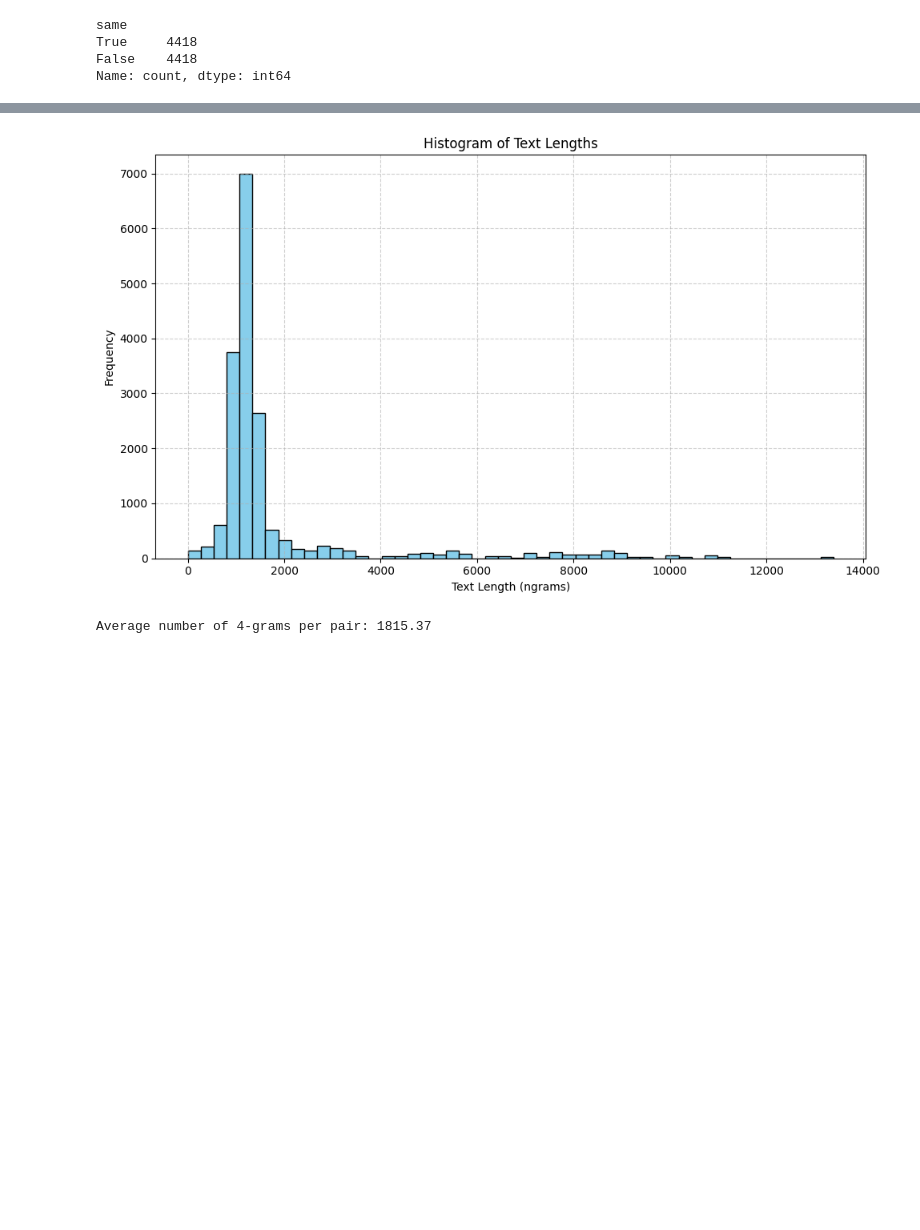
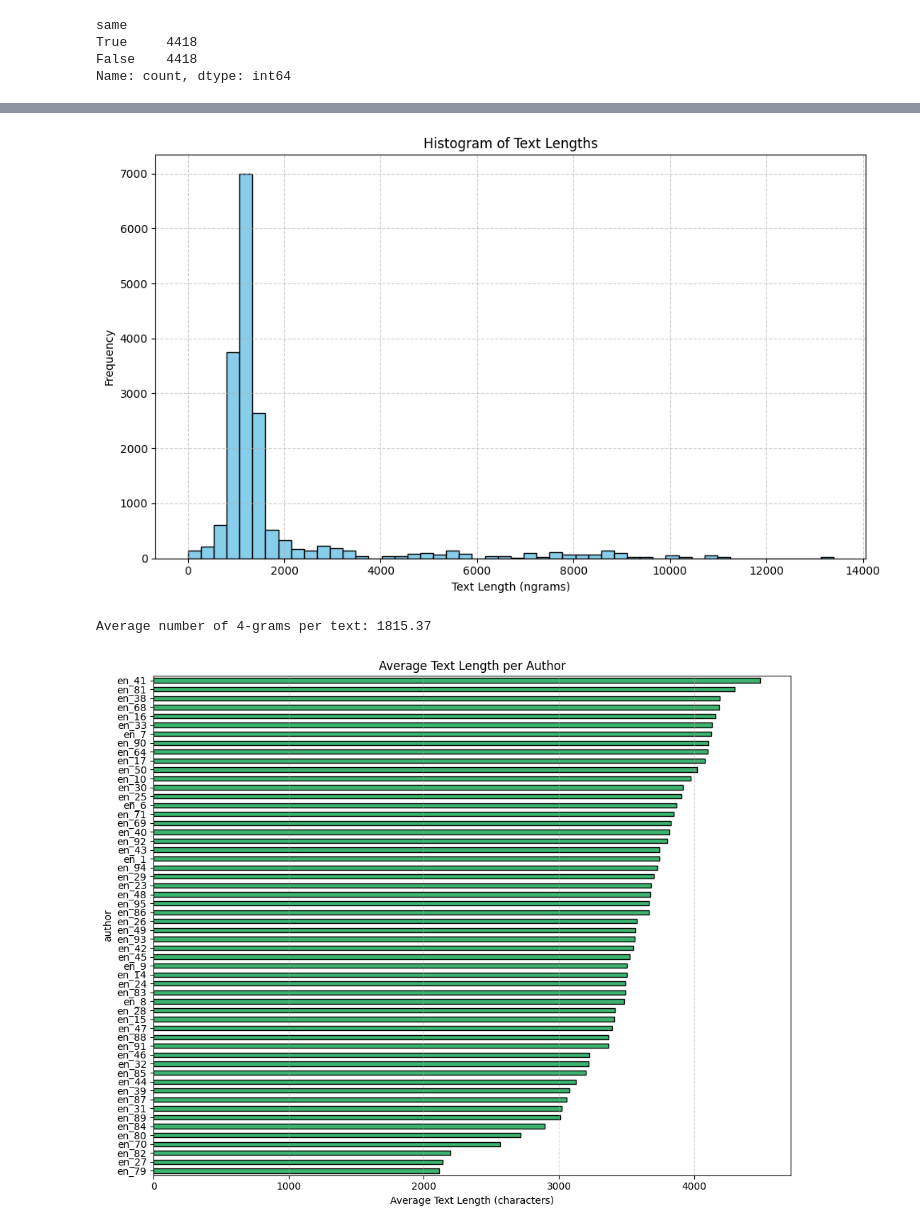
Before and after one commit to webis-de/emnlp26-impostors-method-llm-hard-negatives, a Jupyter notebook: notebooks/explore_data.ipynb, the cells around one changed output, grey strips where cells are left out. Saved outputs shown, nothing was run; the diff lists cells and outputs as text; code cells hidden in the pictures; blank space fills up the shorter version.

Commit message:
feat: Explore PAN 23 visually

```diff
--- a/notebooks/explore_data.ipynb
+++ b/notebooks/explore_data.ipynb
@@ -29,11 +30,11 @@ True     4418
 False    4418
 Name: count, dtype: int64
 # %%
-
-
+authors = ds_pan['authors'].tolist()
+authors = [s for item in authors for s in item.flatten().tolist() if isinstance(item, np.ndarray)]
 
 pairs = ds_pan['pair'].tolist()
-pairs = [s for item in pairs for s in item.flatten().tolist() if isinstance(item, np.ndarray)]
+texts = [s for item in pairs for s in item.flatten().tolist() if isinstance(item, np.ndarray)]
 #pairs
 # %%
 
@@ -59,8 +60,8 @@ def plot_text_length_histogram(text_list, bins=10, preprocessed:bool = False):
     plt.tight_layout()
     plt.show()
 # %%
-plot_text_length_histogram(pairs, bins=50)
-avg_len = np.mean([len(text) for text in pairs])
+plot_text_length_histogram(texts, bins=50)
+avg_len = np.mean([len(text) for text in texts])
 print(f"Average length (characters) per text: {avg_len:.2f}")
 # %% [output]
 [figure]
@@ -73,10 +75,40 @@ def normalize_text(text):
 # %%
 impostor_det = ImpostorDetector(ds_pan, top_n=250, portion_delete=0.5, shared_vocab_only=True, strict=True)
 # list of lists of 4-grams
-four_grams = [impostor_det.tokenize_char_ngrams(p, n=4, normalize_ws=True, space_free=True) for p in pairs]
+four_grams = [impostor_det.tokenize_char_ngrams(t, n=4, normalize_ws=True, space_free=True) for t in texts]
 plot_text_length_histogram(four_grams, bins=50, preprocessed=False)
 avg_n_four_grams = np.mean([len(ng) for ng in four_grams])
 print(f"Average number of 4-grams per text: {avg_n_four_grams:.2f}")
 # %% [output]
 [figure]
-Average number of 4-grams per pair: 1815.37
+Average number of 4-grams per text: 1815.37
+# %%
+df_auth_text = pd.DataFrame({'author':authors, 'text':texts})
+# %%
+def plot_avg_text_length_per_author(df, unit='characters'):
+    """
+    Plots a bar chart of average text length per author.
+
+    Args:
+        df (pd.DataFrame): DataFrame with 'author' and 'text' columns.
+    """
+    if unit == 'ngrams':
+        impostor_det = ImpostorDetector(ds_pan, top_n=250, portion_delete=0.5, shared_vocab_only=True, strict=True)
+        df['text_length'] = df['text'].apply(lambda text: len(impostor_det.tokenize_char_ngrams(text, n=4, normalize_ws=True, space_free=True)))
+    else:
+        # Default to characters
+        df['text_length'] = df['text'].str.len()
+    avg_len = df.groupby('author')['text_length'].mean().sort_values()
+
+    # Plot
+    plt.figure(figsize=(10, 8))
+    avg_len.plot(kind='barh', color='mediumseagreen', edgecolor='black')
+    plt.xlabel(f'Average Text Length ({unit})')
+    plt.title('Average Text Length per Author')
+    plt.grid(axis='x', linestyle='--', alpha=0.5)
+    plt.tight_layout()
+    plt.show()
+# %%
+plot_avg_text_length_per_author(df_auth_text)
+# %% [output]
+[figure, added]
```
Also changed, not shown: parts of 5 cells of this notebook.
